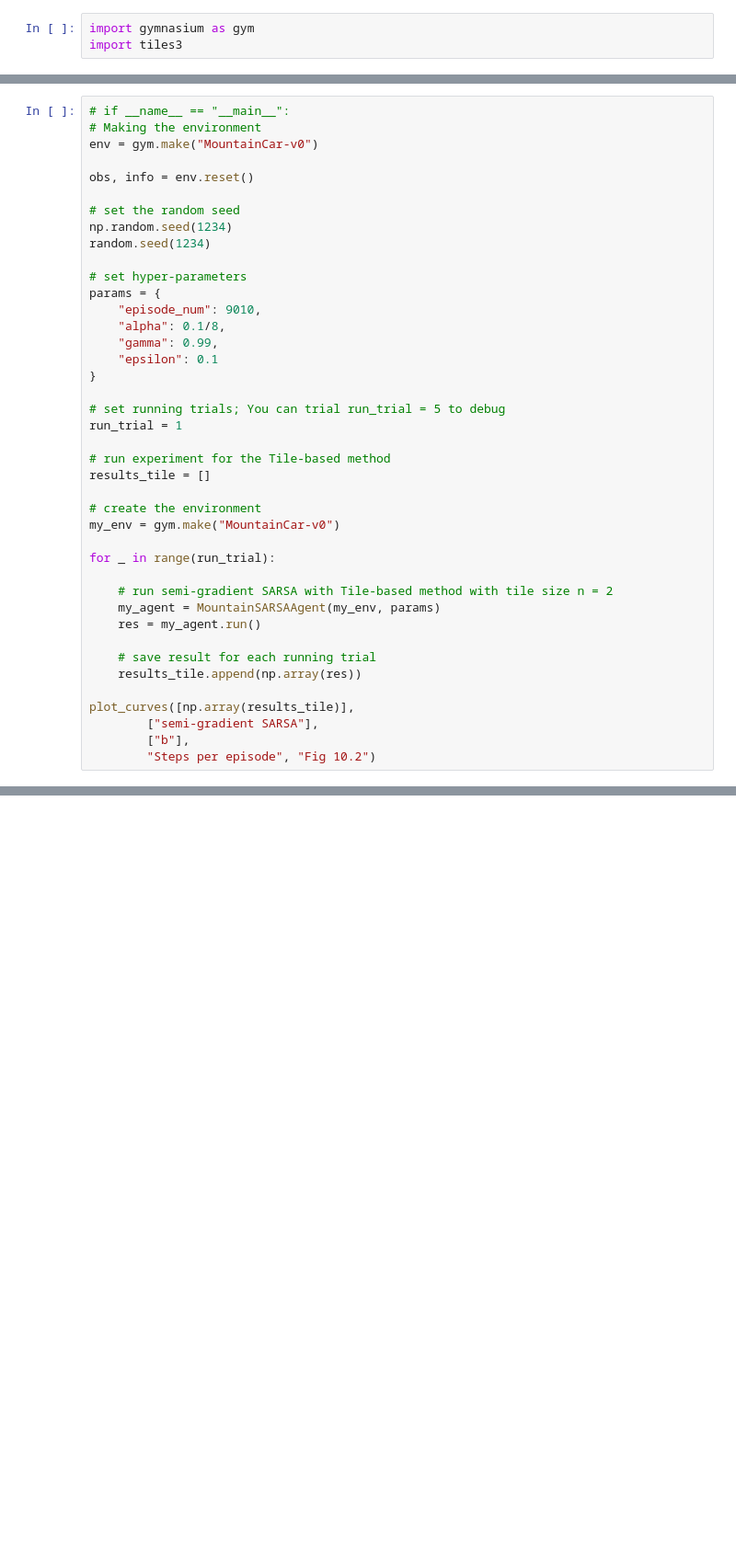
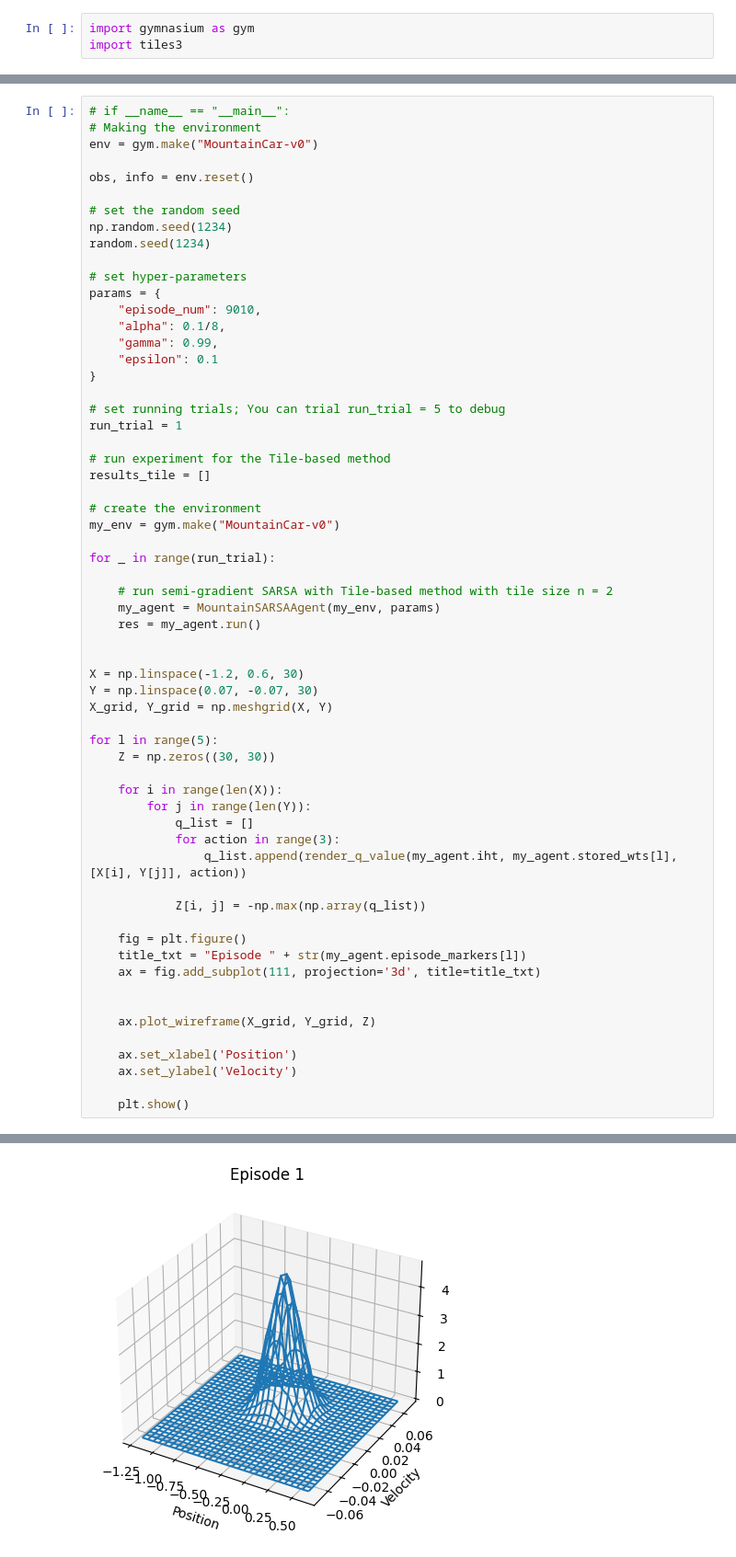
Before and after one commit to arjunjyothieswarb/CS5180, a Jupyter notebook: Assignment7/ex7_24fall.ipynb, the cells around one changed output, grey strips where cells are left out. Shown at 92% size. Saved outputs shown, nothing was run; the diff lists cells and outputs as text; blank space fills up the shorter version.

```diff
--- a/Assignment7/ex7_24fall.ipynb
+++ b/Assignment7/ex7_24fall.ipynb
@@ -1210,11 +1228,31 @@ for _ in range(run_trial):
     my_agent = MountainSARSAAgent(my_env, params)
     res = my_agent.run()
 
-    # save result for each running trial
-    results_tile.append(np.array(res))
 
-plot_curves([np.array(results_tile)],
-        ["semi-gradient SARSA"],
-        ["b"],
-        "Steps per episode", "Fig 10.2")
+X = np.linspace(-1.2, 0.6, 30)
+Y = np.linspace(0.07, -0.07, 30)
+X_grid, Y_grid = np.meshgrid(X, Y)
+
+for l in range(5):
+    Z = np.zeros((30, 30))
+
+    for i in range(len(X)):
+        for j in range(len(Y)):
+            q_list = []
+            for action in range(3):
+                q_list.append(render_q_value(my_agent.iht, my_agent.stored_wts[l], [X[i], Y[j]], action))
+
+            Z[i, j] = -np.max(np.array(q_list))
+
+    fig = plt.figure()
+    title_txt = "Episode " + str(my_agent.episode_markers[l])
+    ax = fig.add_subplot(111, projection='3d', title=title_txt)
+
+
+    ax.plot_wireframe(X_grid, Y_grid, Z)
+
+    ax.set_xlabel('Position')
+    ax.set_ylabel('Velocity')
+
+    plt.show()
 # %% [output]
@@ -1221,0 +1259 @@ IndexError: list index out of range
+[figure, added]
```
Also changed, not shown: parts of 7 cells of this notebook.
